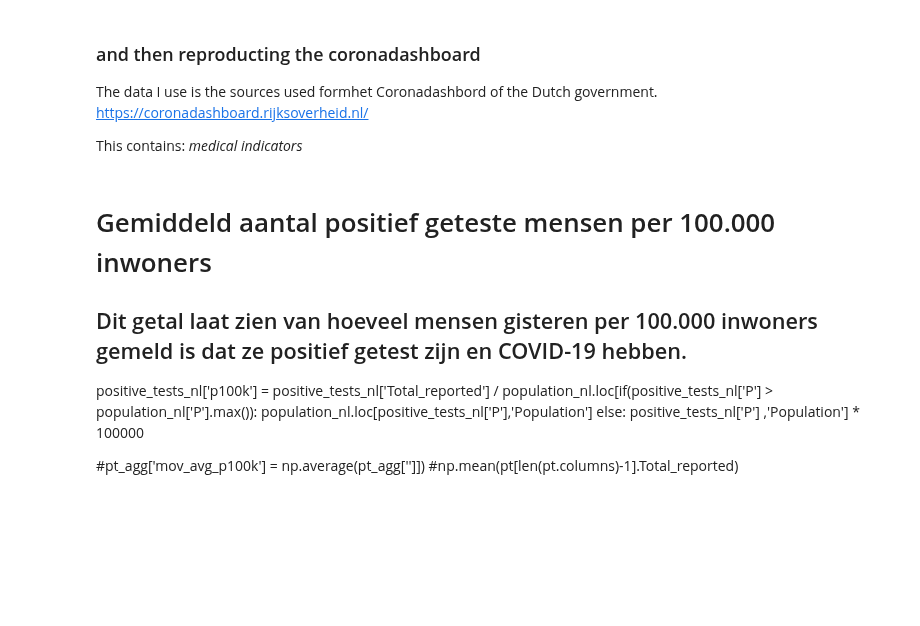
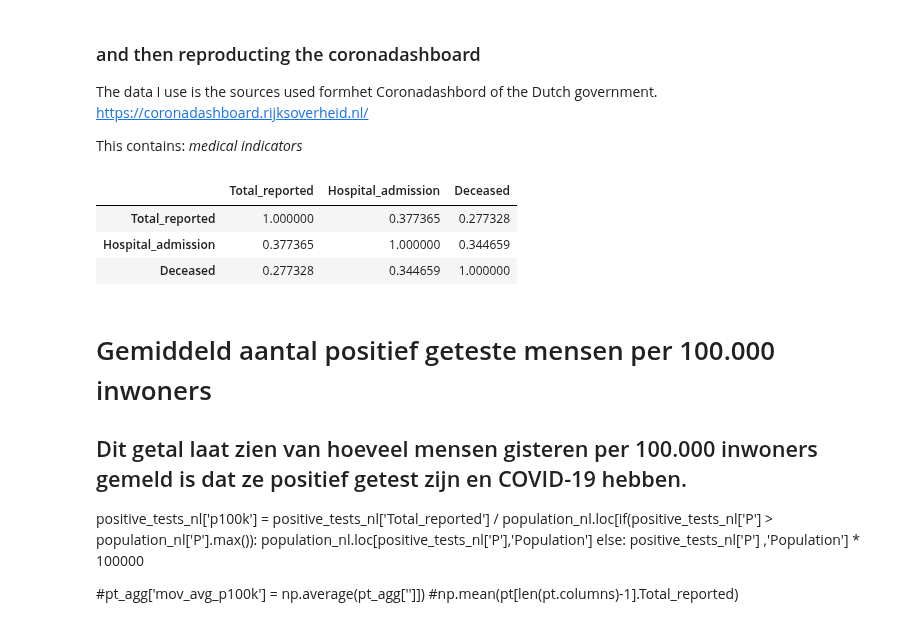
Before and after one commit to cjvanzwol/notebooks, a Jupyter notebook: Covid/Covid.ipynb, the cells around one changed output. Cells and saved outputs as stored; diff of their text form; code cells hidden in the pictures; blank space fills up the shorter version.

```diff
--- a/Covid/Covid.ipynb
+++ b/Covid/Covid.ipynb
@@ -432,17 +412,13 @@ The data I use is the sources used formhet Coronadashbord of the Dutch governmen
 
 This contains:
 *medical indicators*
-# %%
-print("- number of positive tests") #https://data.rivm.nl/geonetwork/srv/dut/catalog.search#/metadata/5f6bc429-1596-490e-8618-1ed8fd768427
-url = 'https://data.rivm.nl/covid-19/COVID-19_aantallen_gemeente_per_dag.json'
-try:
-    os.stat(rivm_positive_tests_loc)
-except:
-    positive_tests = pd.read_json(url)
-    positive_tests.to_csv(rivm_positive_tests_loc, index=False)
-finally:
-    positive_tests = pd.read_csv(rivm_positive_tests_loc)
-print('DONE')
+# %%
+positive_tests.corr()
+# %% [output]
+|  | Total_reported | Hospital_admission | Deceased |
+| Total_reported | 1.000000 | 0.377365 | 0.277328 |
+| Hospital_admission | 0.377365 | 1.000000 | 0.344659 |
+| Deceased | 0.277328 | 0.344659 | 1.000000 |
 # %%
 rivm_date_of_report = positive_tests.loc[0,'Date_of_report']
 print('Date of report for RIVM positive tests data = ' + str(rivm_date_of_report))
```
Also changed, not shown: parts of 16 cells of this notebook, 12 other files.
